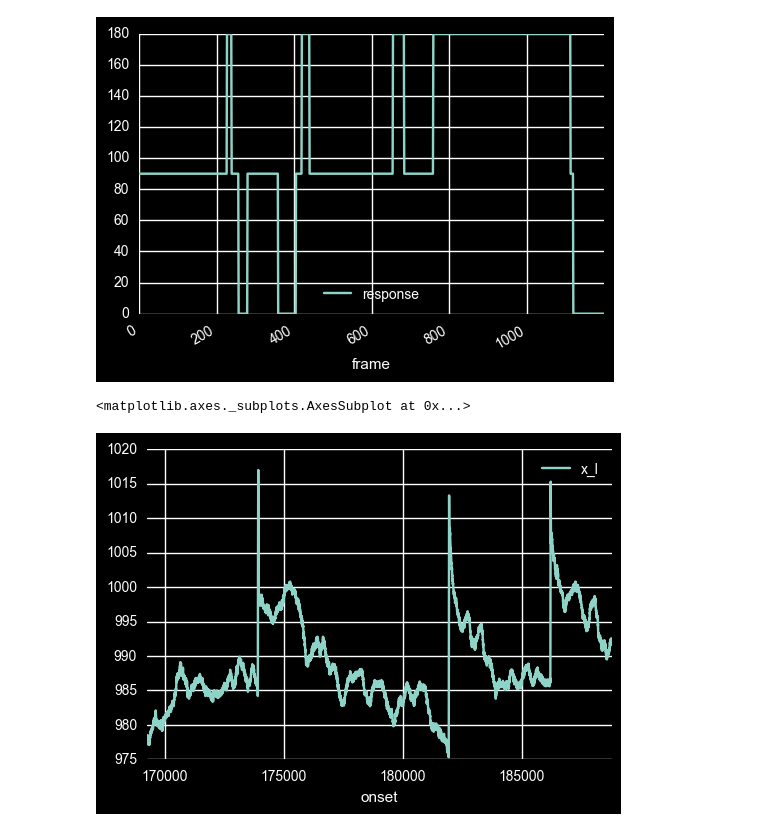
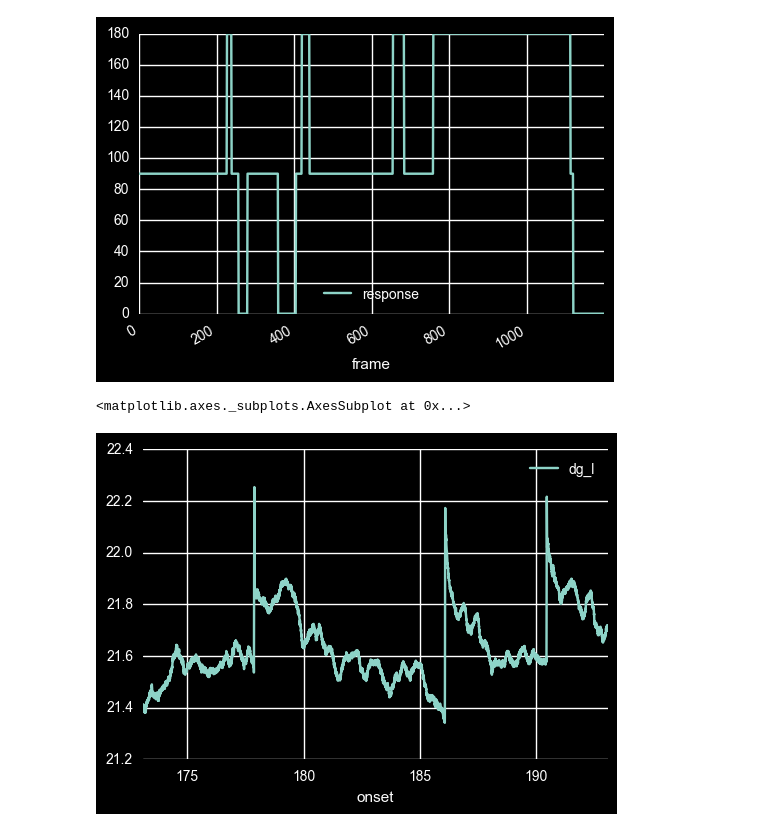
Before and after one commit to egorananyev/dg, a Jupyter notebook: analysis/em.ipynb, the cells around one changed output. Drawn from its saved outputs; the diff is of its cells as text; code cells hidden in the pictures.

```diff
--- a/analysis/em.ipynb
+++ b/analysis/em.ipynb
@@ -164,0 +167,6 @@ onset
+# %%
+# Converting to degrees and seconds:
+emdf = pd.DataFrame({'dg_l' : trialSamps['x_l'] / 45.7,
+                     'dg_r' : trialSamps['x_r'] / 45.7})
+emdf.index = trialSamps.index / 977.75
+emdf.head(5)
@@ -168,7 +184,7 @@ dsContDF[dsContDF.row==0].plot(x='frame', y='response', subplots=True)
 array([<matplotlib.axes._subplots.AxesSubplot object at 0x...>], dtype=object)
 [figure]
 # %%
-trialSamps.plot(y='x_l')
+emdf.plot(y='dg_l')
 # %% [output]
 <matplotlib.axes._subplots.AxesSubplot at 0x...>
-[figure, old version]
+[figure, new version]
```
Also changed, not shown: parts of 11 cells of this notebook.
